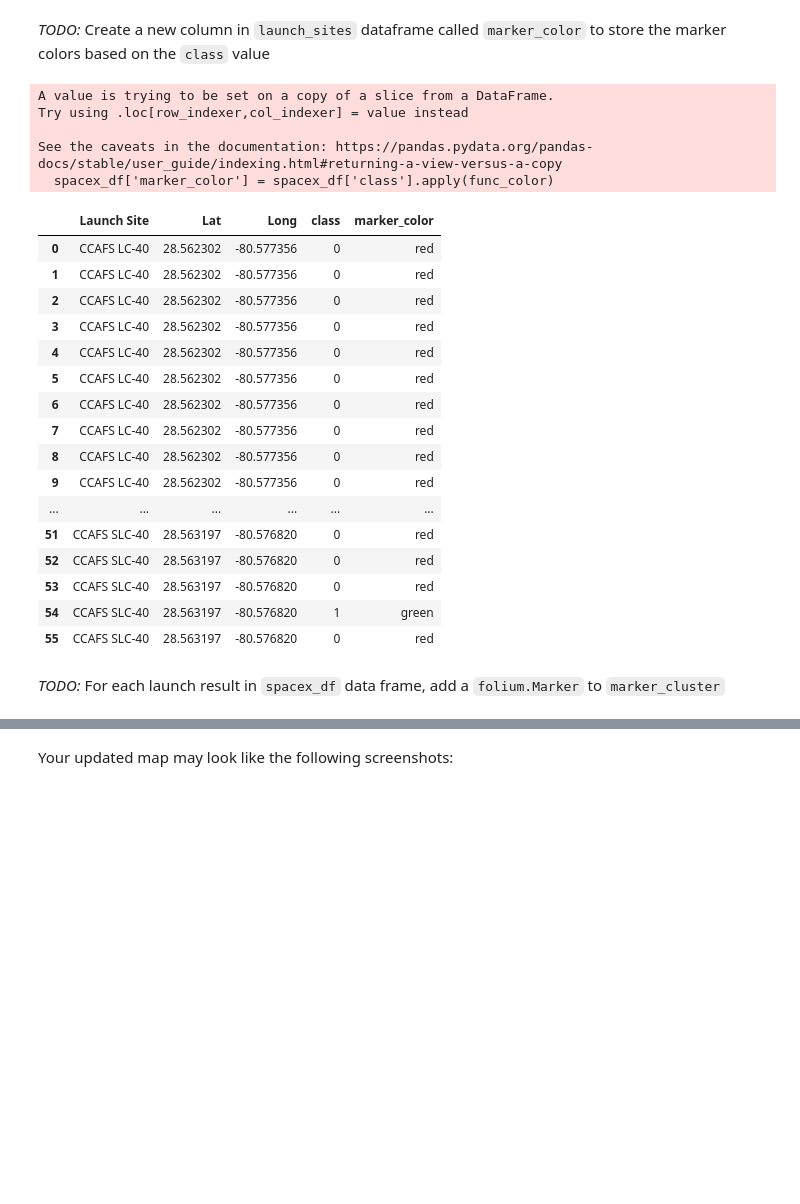
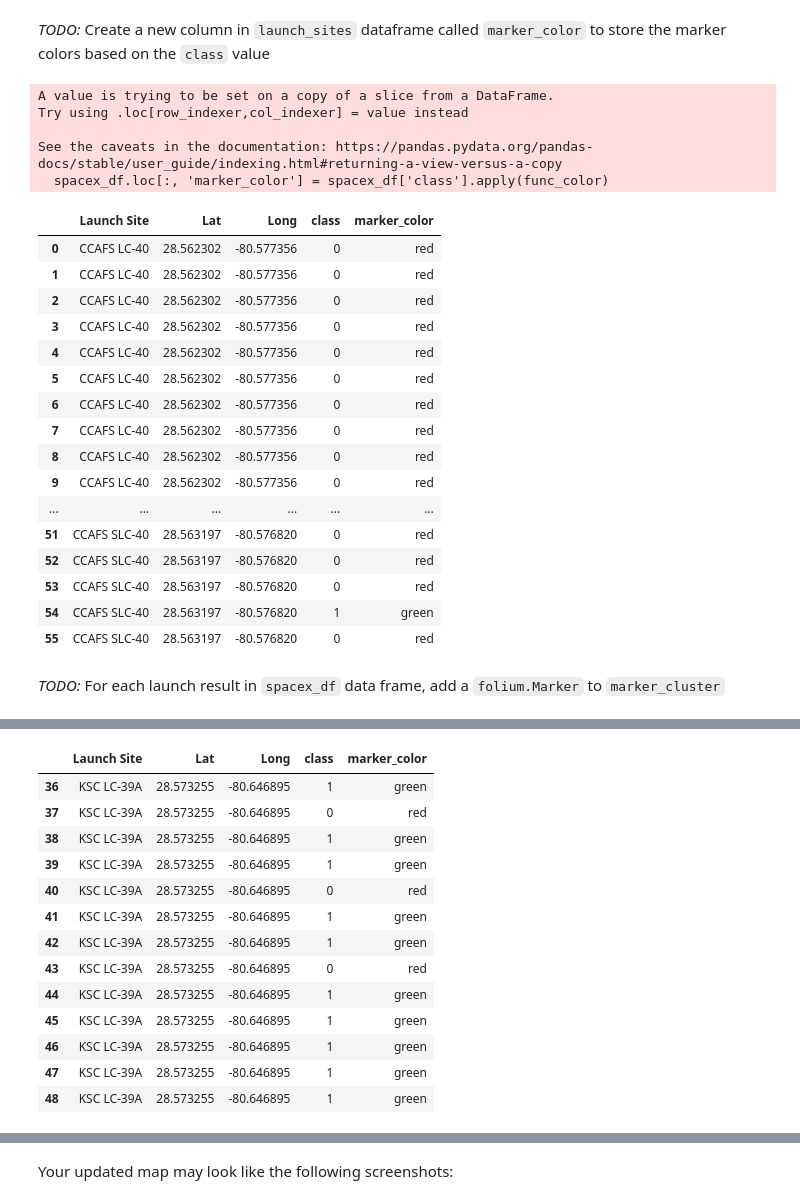
Before and after one commit to keitpatricio/KP_GitHub_for_IBM_Python_Data_Science, a Jupyter notebook: KP_lab_jupyter_launch_site_location.jupyterlite.ipynb, the cells around one changed output, grey strips where cells are left out. Cells and saved outputs as stored; diff of their text form; code cells hidden in the pictures; blank space fills up the shorter version.

Commit message:
KP_lab_jupyter_launch_site_location.jupyterlite
KP_lab_jupyter_launch_site_location.jupyterlite.ipynb updated version

```diff
--- a/KP_lab_jupyter_launch_site_location.jupyterlite.ipynb
+++ b/KP_lab_jupyter_launch_site_location.jupyterlite.ipynb
@@ -242,6 +242,15 @@ spacex_df.tail()
 # Apply a function to check the value of `class` column
 # If class=1, marker_color value will be green
 # If class=0, marker_color value will be red
+
+# def func_color(v):
+#     if v == 1:
+#         return 'green'
+#     else:
+#         return 'red'
+
+# spacex_df['marker_color'] = spacex_df['class'].apply(func_color)
+# spacex_df.tail(10)
 
 def func_color(v):
     if v == 1:
@@ -249,16 +258,14 @@ def func_color(v):
     else:
         return 'red'
 
-spacex_df['marker_color'] = spacex_df['class'].apply(func_color)
-# spacex_df.tail(10)
-launch_sites = spacex_df
-# ? remove class
+spacex_df.loc[:, 'marker_color'] = spacex_df['class'].apply(func_color)
+spacex_df
 # %% [output]
 A value is trying to be set on a copy of a slice from a DataFrame.
 Try using .loc[row_indexer,col_indexer] = value instead
 
 See the caveats in the documentation: https://pandas.pydata.org/pandas-docs/stable/user_guide/indexing.html#returning-a-view-versus-a-copy
-  spacex_df['marker_color'] = spacex_df['class'].apply(func_color)
+  spacex_df.loc[:, 'marker_color'] = spacex_df['class'].apply(func_color)
 |  | Launch Site | Lat | Long | class | marker_color |
 | 0 | CCAFS LC-40 | 28.562302 | -80.577356 | 0 | red |
 | 1 | CCAFS LC-40 | 28.562302 | -80.577356 | 0 | red |
@@ -298,3 +311,20 @@ for index, record in spacex_df.iterrows():
 site_map
 # %% [output]
 [interactive output not drawn]
+# %%
+spacex_df[spacex_df['Launch Site'] == 'KSC LC-39A']
+# %% [output]
+|  | Launch Site | Lat | Long | class | marker_color |
+| 36 | KSC LC-39A | 28.573255 | -80.646895 | 1 | green |
+| 37 | KSC LC-39A | 28.573255 | -80.646895 | 0 | red |
+| 38 | KSC LC-39A | 28.573255 | -80.646895 | 1 | green |
+| 39 | KSC LC-39A | 28.573255 | -80.646895 | 1 | green |
+| 40 | KSC LC-39A | 28.573255 | -80.646895 | 0 | red |
+| 41 | KSC LC-39A | 28.573255 | -80.646895 | 1 | green |
+| 42 | KSC LC-39A | 28.573255 | -80.646895 | 1 | green |
+| 43 | KSC LC-39A | 28.573255 | -80.646895 | 0 | red |
+| 44 | KSC LC-39A | 28.573255 | -80.646895 | 1 | green |
+| 45 | KSC LC-39A | 28.573255 | -80.646895 | 1 | green |
+| 46 | KSC LC-39A | 28.573255 | -80.646895 | 1 | green |
+| 47 | KSC LC-39A | 28.573255 | -80.646895 | 1 | green |
+| 48 | KSC LC-39A | 28.573255 | -80.646895 | 1 | green |
```
Also changed, not shown: parts of 7 cells of this notebook.
